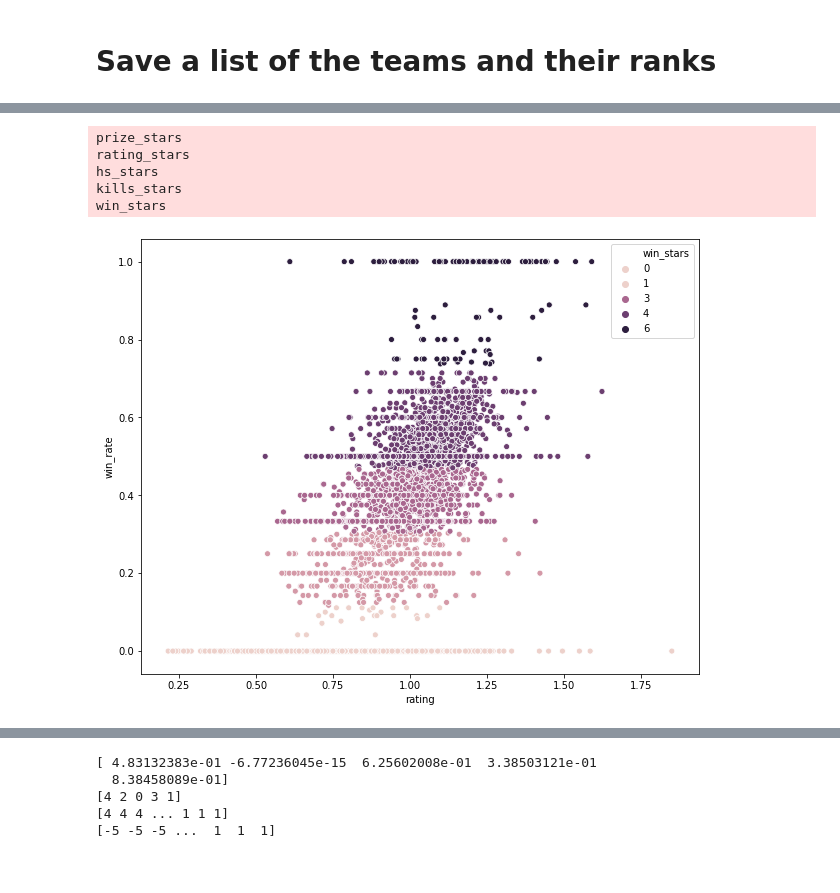
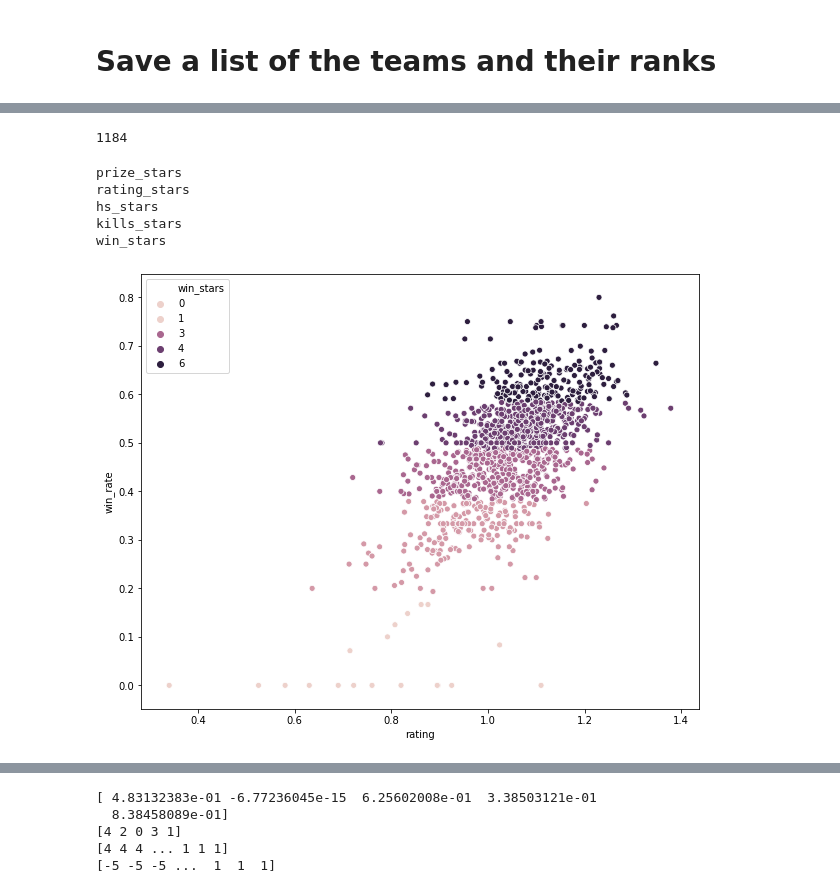
Before and after one commit to emmanuel-garza/insight-csgo, a Jupyter notebook: web_app_data.ipynb, the cells around one changed output, grey strips where cells are left out. Drawn from its saved outputs; the diff is of its cells as text; code cells hidden in the pictures.

```diff
--- a/web_app_data.ipynb
+++ b/web_app_data.ipynb
@@ -25,7 +25,13 @@ dict_map = pickle.load(f)
 # %% [markdown]
 # Save a list of the teams and their ranks
 # %%
-df_aux = df_map[ df_map['date']>datetime(2019,1,1) ]
+# All unranked teams make them 420
+df_map.loc[ df_map['team_rank_1']==0, 'team_rank_1'] = 420
+df_map.loc[ df_map['team_rank_2']==0, 'team_rank_2'] = 420
+
+MAX_RANK = 150
+
+df_aux = df_map[ (df_map['date']>datetime(2019,1,1)) & (df_map['team_rank_1']<MAX_RANK) &  (df_map['team_rank_2']<MAX_RANK) ]
 
 df_1 = df_aux.drop(columns=['map', 'event_id', 'event_name',
        'team_score_1', 'team_kills_1', 'team_deaths_1',
@@ -88,11 +94,22 @@ for team_id in team_id_vec:
         dict_player_new[player_id]['team_score']       = ( (df_aux['team_score']-df_aux['op_score']).mean() )
         dict_player_new[player_id]['win_rate']         = ( df_aux['win'].mean() )
 
+        df_player_maps = df_map.loc[df_aux.index.values]
+        op_rank_vec  = (df_aux['team_id']!=df_player_maps['team_id_1'])*df_player_maps['team_rank_1'] + (df_aux['team_id']!=df_player_maps['team_id_2'])*df_player_maps['team_rank_2']
+
+
+        # Scaled variables
+        dict_player_new[player_id]['score_dif'] = ( (df_aux['team_score']-df_aux['op_score']).mean() )
+        dict_player_new[player_id]['scaled_win']   = ( (df_aux['win']/op_rank_vec).mean() )
+        dict_player_new[player_id]['scaled_rating'] = ( (df_aux['rating']/op_rank_vec).mean() )
+        dict_player_new[player_id]['win_rate_map'] = ( (df_aux['win']/op_rank_vec).mean() )
+        dict_player_new[player_id]['kd_per_round'] = ( (df_aux['kills_per_round']-df_aux['deaths_per_round']).mean() )
+        dict_player_new[player_id]['momentum'] = ( df_aux['win'].head(n=15).mean() )
+
         if prize_money > 0:
             dict_player_new[player_id]['prize_rating'] = np.log( prize_money ) / 12.0
         else:
             dict_player_new[player_id]['prize_rating'] = 0.0
-
 
         count = count + 1
         dict_team[team_id]['player_name_'+str(count)] = dict_player[player_id]['player_name'].values[0]
@@ -199,3 +281,7 @@ df.head(n=50)
+# %%
+len(df)
+# %% [output]
+1184
 # %%
 from sklearn.cluster import KMeans
 
@@ -209,41 +295,43 @@ stars_vec   = ['prize_stars', 'rating_stars', 'hs_stars', 'kills_stars', 'win_st
 
 for ind_met in range( 0, len(metrics_vec) ):
 
-    X = pd.DataFrame.as_matrix(df_with_stars,columns=[metrics_vec[ind_met]])
+    #X = pd.DataFrame.as_matrix(df_with_stars,columns=[metrics_vec[ind_met]])
+    X = df_with_stars[[metrics_vec[ind_met]]].values
     #X = pd.DataFrame.as_matrix(df_tmp,columns=['prize_rating'])
     #X = df_tmp.values(columns=['rating','prize_money'])
     #X = df_tmp.values(columns=['prize_rating'])
-    #
+
     kmeans = KMeans(n_clusters=n_clusters, random_state=0).fit(X)
+
     #df_tmp.sort_values('rating',ascending=False)[:30]
 
     #Z = df_tmp.index.values
 
     #df_tmp['label'] = kmeans.labels_
 
     n = n_clusters
     order = np.argsort( kmeans.cluster_centers_[:,0] )[::-1][:n]
 
     prize_stars = kmeans.labels_
     for ind in range(0,n_clusters):
         prize_stars[kmeans.labels_==order[ind]] = -5+ind
 
     print(stars_vec[ind_met])
     df_with_stars[stars_vec[ind_met]] = prize_stars*-1
 
 
 
 plt.figure(figsize=(10,8));
 sns.scatterplot(data=df_with_stars,x='rating',y='win_rate',hue='win_stars');
 #plt.figure(figsize=(10,8));
 #sns.scatterplot(data=df,x='rating',y='prize_money',hue=kmeans.labels_,size=kmeans.labels_);
 
-filename = 'webapp_dict_player.sav'
+filename = 'webapp_dict_player_feb9.sav'
 pickle.dump( df_with_stars, open(filename,'wb') )
 # %% [output]
 prize_stars
 rating_stars
 hs_stars
 kills_stars
 win_stars
-[figure, old version]
+[figure, new version]
```
Also changed, not shown: parts of 9 cells of this notebook, 2 other files.
